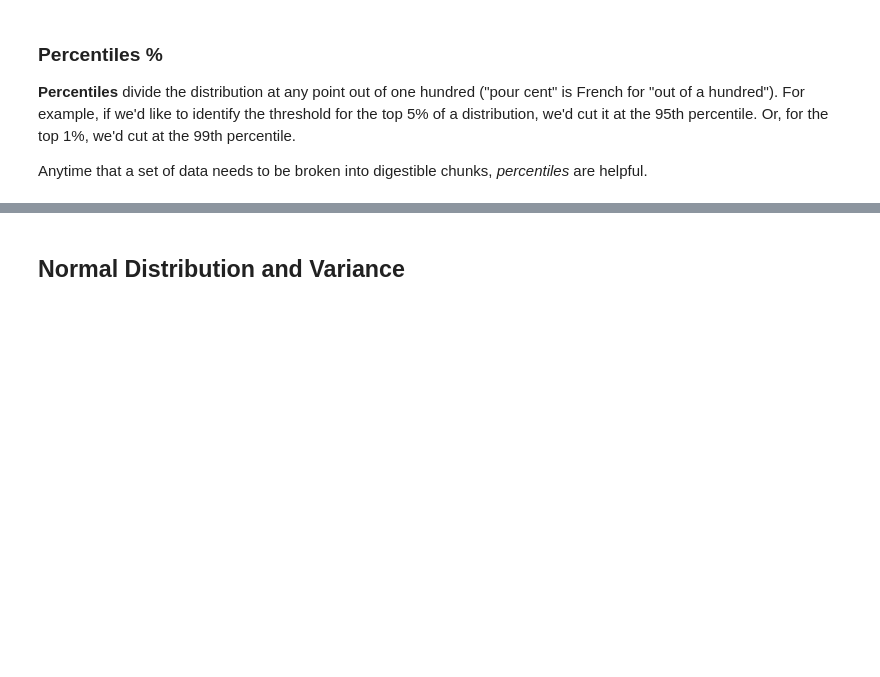
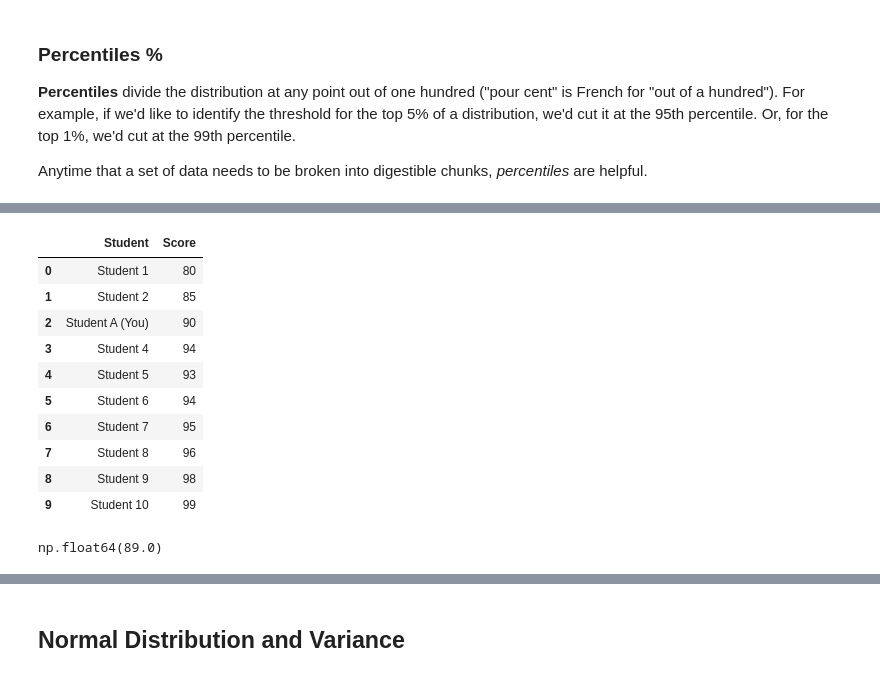
Before and after one commit to HassanAlgoz/data-analytics, a Jupyter notebook: lecture_v2/L05_descriptive_statistics.ipynb, the cells around one changed output, grey strips where cells are left out. Saved outputs shown, nothing was run; the diff lists cells and outputs as text; code cells hidden in the pictures; blank space fills up the shorter version.

```diff
--- a/lecture_v2/L05_descriptive_statistics.ipynb
+++ b/lecture_v2/L05_descriptive_statistics.ipynb
@@ -286,0 +251,30 @@ np.float64(960000.0)
+# %%
+import numpy as np
+import pandas as pd
+
+# 10 students total.
+# 8 students (80%) scored >= 90 (the grade 'A')
+# 2 students (20%) scored < 90
+data = {
+    'Student': ['Student 1', 'Student 2', 'Student A (You)', 'Student 4', 'Student 5',
+                'Student 6', 'Student 7', 'Student 8', 'Student 9', 'Student 10'],
+    'Score': [80, 85, 90, 94, 93, 94, 95, 96, 98, 99]
+}
+df = pd.DataFrame(data)
+df
+# %% [output]
+|  | Student | Score |
+| 0 | Student 1 | 80 |
+| 1 | Student 2 | 85 |
+| 2 | Student A (You) | 90 |
+| 3 | Student 4 | 94 |
+| 4 | Student 5 | 93 |
+| 5 | Student 6 | 94 |
+| 6 | Student 7 | 95 |
+| 7 | Student 8 | 96 |
+| 8 | Student 9 | 98 |
+| 9 | Student 10 | 99 |
+# %%
+np.quantile(df['Score'], 0.2)
+# %% [output]
+np.float64(89.0)
```
Also changed, not shown: parts of 11 cells of this notebook.
